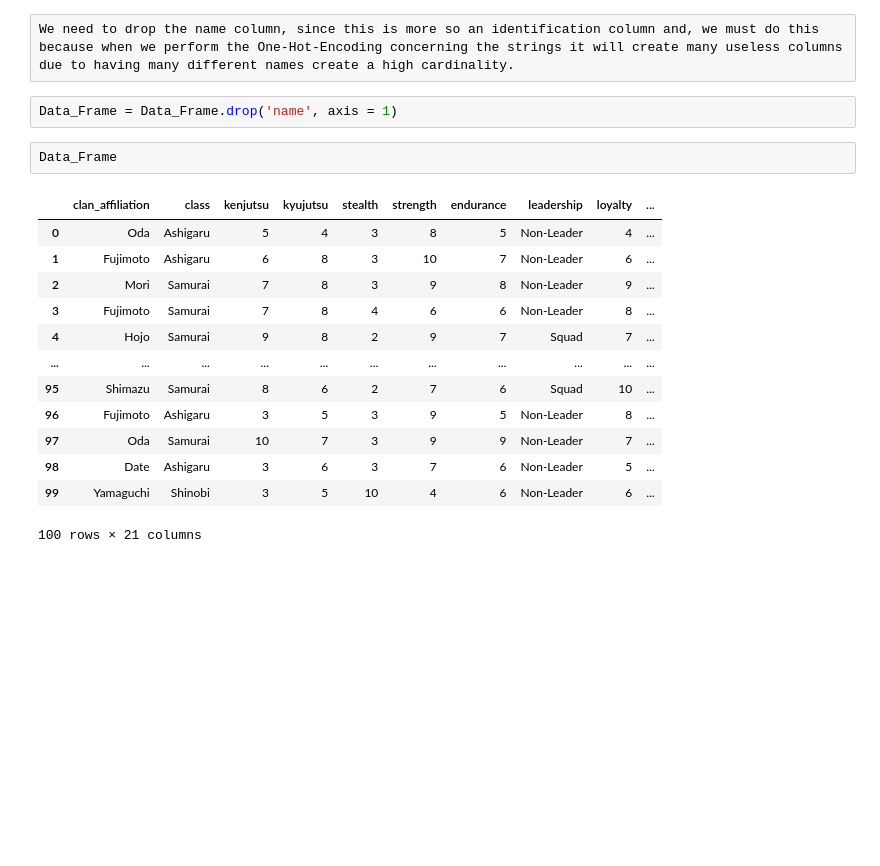
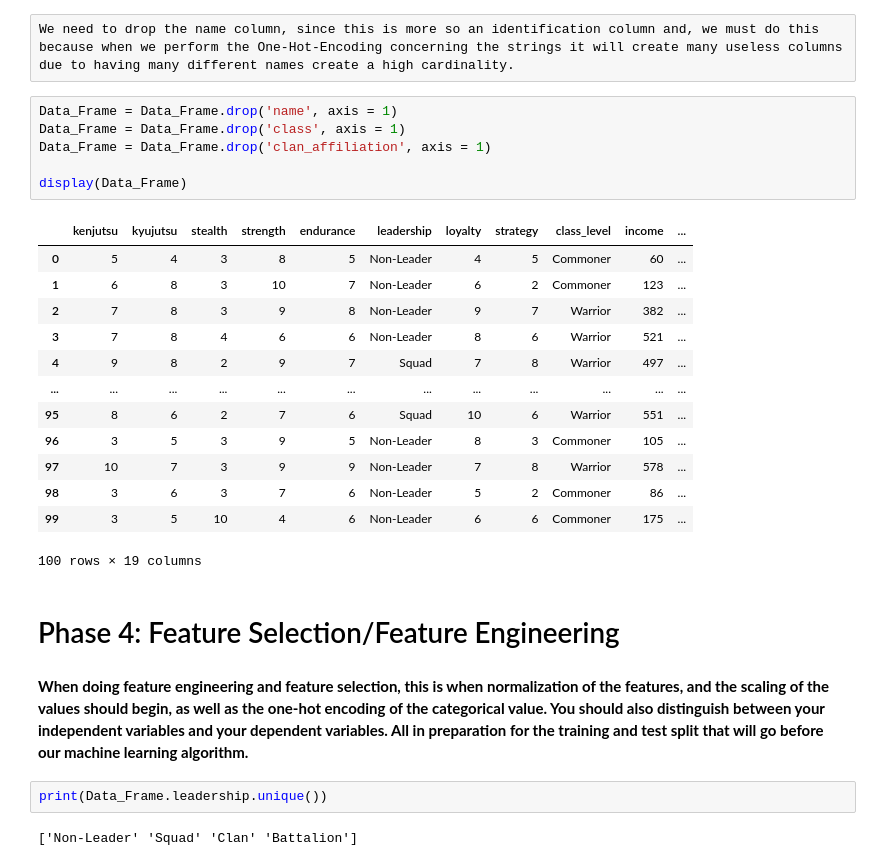
Before and after one commit to KingHikarii/japanese-warriors-classification, a Jupyter notebook: decisiontree_11162025.ipynb, the cells around one changed output. Drawn from its saved outputs; the diff is of its cells as text; blank space fills up the shorter version.

```diff
--- a/decisiontree_11162025.ipynb
+++ b/decisiontree_11162025.ipynb
@@ -232,21 +232,31 @@ False
 Our dataset does contain any null values.
 # %% [raw]
 We need to drop the name column, since this is more so an identification column and, we must do this because when we perform the One-Hot-Encoding concerning the strings it will create many useless columns due to having many different names create a high cardinality.
-# %%
-Data_Frame = Data_Frame.drop('name', axis = 1)
-# %%
-Data_Frame
-# %% [output]
-|  | clan_affiliation | class | kenjutsu | kyujutsu | stealth | strength | endurance | leadership | loyalty | ... |
-| 0 | Oda | Ashigaru | 5 | 4 | 3 | 8 | 5 | Non-Leader | 4 | ... |
-| 1 | Fujimoto | Ashigaru | 6 | 8 | 3 | 10 | 7 | Non-Leader | 6 | ... |
-| 2 | Mori | Samurai | 7 | 8 | 3 | 9 | 8 | Non-Leader | 9 | ... |
-| 3 | Fujimoto | Samurai | 7 | 8 | 4 | 6 | 6 | Non-Leader | 8 | ... |
-| 4 | Hojo | Samurai | 9 | 8 | 2 | 9 | 7 | Squad | 7 | ... |
-| ... | ... | ... | ... | ... | ... | ... | ... | ... | ... | ... |
-| 95 | Shimazu | Samurai | 8 | 6 | 2 | 7 | 6 | Squad | 10 | ... |
-| 96 | Fujimoto | Ashigaru | 3 | 5 | 3 | 9 | 5 | Non-Leader | 8 | ... |
-| 97 | Oda | Samurai | 10 | 7 | 3 | 9 | 9 | Non-Leader | 7 | ... |
-| 98 | Date | Ashigaru | 3 | 6 | 3 | 7 | 6 | Non-Leader | 5 | ... |
-| 99 | Yamaguchi | Shinobi | 3 | 5 | 10 | 4 | 6 | Non-Leader | 6 | ... |
-100 rows × 21 columns
+# %%
+Data_Frame = Data_Frame.drop('name', axis = 1)
+Data_Frame = Data_Frame.drop('class', axis = 1)
+Data_Frame = Data_Frame.drop('clan_affiliation', axis = 1)
+
+display(Data_Frame)
+# %% [output]
+|  | kenjutsu | kyujutsu | stealth | strength | endurance | leadership | loyalty | strategy | class_level | income | ... |
+| 0 | 5 | 4 | 3 | 8 | 5 | Non-Leader | 4 | 5 | Commoner | 60 | ... |
+| 1 | 6 | 8 | 3 | 10 | 7 | Non-Leader | 6 | 2 | Commoner | 123 | ... |
+| 2 | 7 | 8 | 3 | 9 | 8 | Non-Leader | 9 | 7 | Warrior | 382 | ... |
+| 3 | 7 | 8 | 4 | 6 | 6 | Non-Leader | 8 | 6 | Warrior | 521 | ... |
+| 4 | 9 | 8 | 2 | 9 | 7 | Squad | 7 | 8 | Warrior | 497 | ... |
+| ... | ... | ... | ... | ... | ... | ... | ... | ... | ... | ... | ... |
+| 95 | 8 | 6 | 2 | 7 | 6 | Squad | 10 | 6 | Warrior | 551 | ... |
+| 96 | 3 | 5 | 3 | 9 | 5 | Non-Leader | 8 | 3 | Commoner | 105 | ... |
+| 97 | 10 | 7 | 3 | 9 | 9 | Non-Leader | 7 | 8 | Warrior | 578 | ... |
+| 98 | 3 | 6 | 3 | 7 | 6 | Non-Leader | 5 | 2 | Commoner | 86 | ... |
+| 99 | 3 | 5 | 10 | 4 | 6 | Non-Leader | 6 | 6 | Commoner | 175 | ... |
+100 rows × 19 columns
+# %% [markdown]
+# Phase 4: Feature Selection/Feature Engineering
+# %% [markdown]
+**When doing feature engineering and feature selection, this is when normalization of the features, and the scaling of the values should begin, as well as the one-hot encoding of the categorical value. You should also distinguish between your independent variables and your dependent variables. All in preparation for the training and test split that will go before our machine learning algorithm.**
+# %%
+print(Data_Frame.leadership.unique())
+# %% [output]
+['Non-Leader' 'Squad' 'Clan' 'Battalion']
```
Also changed, not shown: parts of 4 cells of this notebook.
